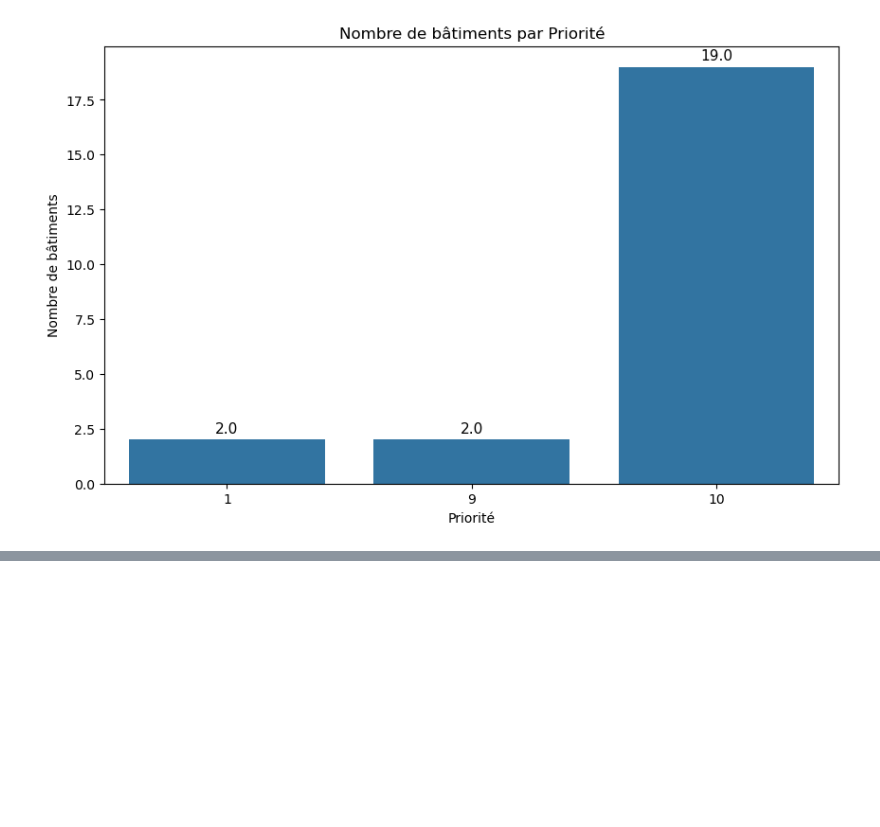
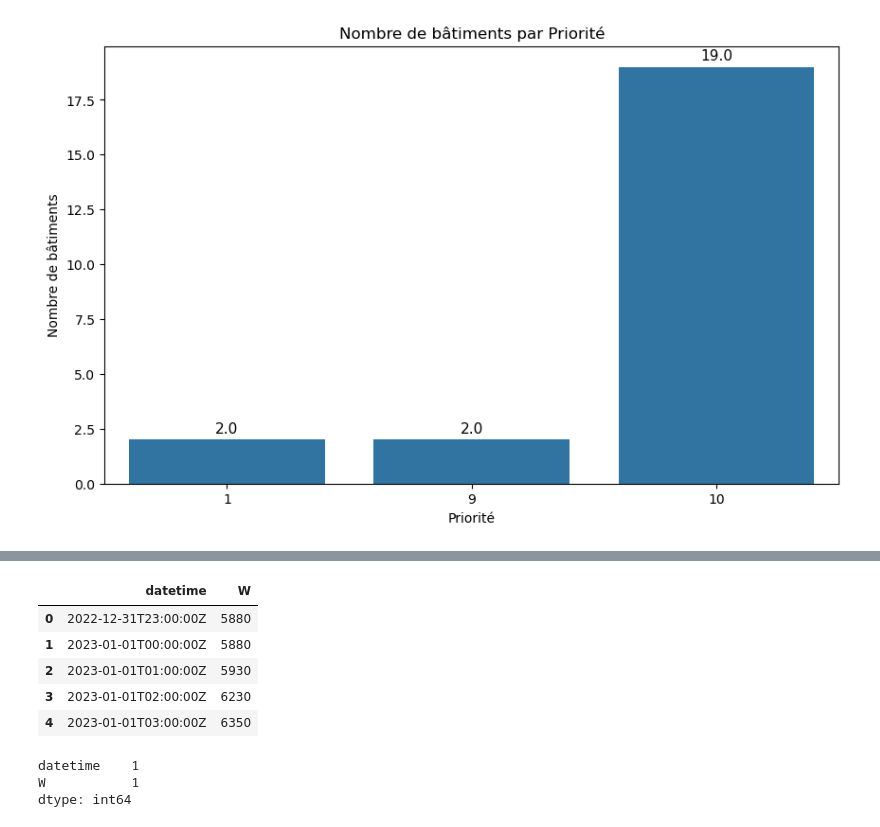
Before and after one commit to Alexdelh/Easy_ACC, a Jupyter notebook: Data_exploration.ipynb, the cells around one changed output, grey strips where cells are left out. Saved outputs shown, nothing was run; the diff lists cells and outputs as text; code cells hidden in the pictures; blank space fills up the shorter version.

```diff
--- a/Data_exploration.ipynb
+++ b/Data_exploration.ipynb
@@ -153,0 +186,16 @@ plt.show()
+# %%
+case_2 = pd.read_csv("ACC_data/consumers/14505643960682.csv", sep=";")
+case_2.head()
+# %% [output]
+|  | datetime | W |
+| 0 | 2022-12-31T23:00:00Z | 5880 |
+| 1 | 2023-01-01T00:00:00Z | 5880 |
+| 2 | 2023-01-01T01:00:00Z | 5930 |
+| 3 | 2023-01-01T02:00:00Z | 6230 |
+| 4 | 2023-01-01T03:00:00Z | 6350 |
+# %%
+case_1.isnull().sum()
+# %% [output]
+datetime    1
+W           1
+dtype: int64
```
Also changed, not shown: parts of 9 cells of this notebook.
